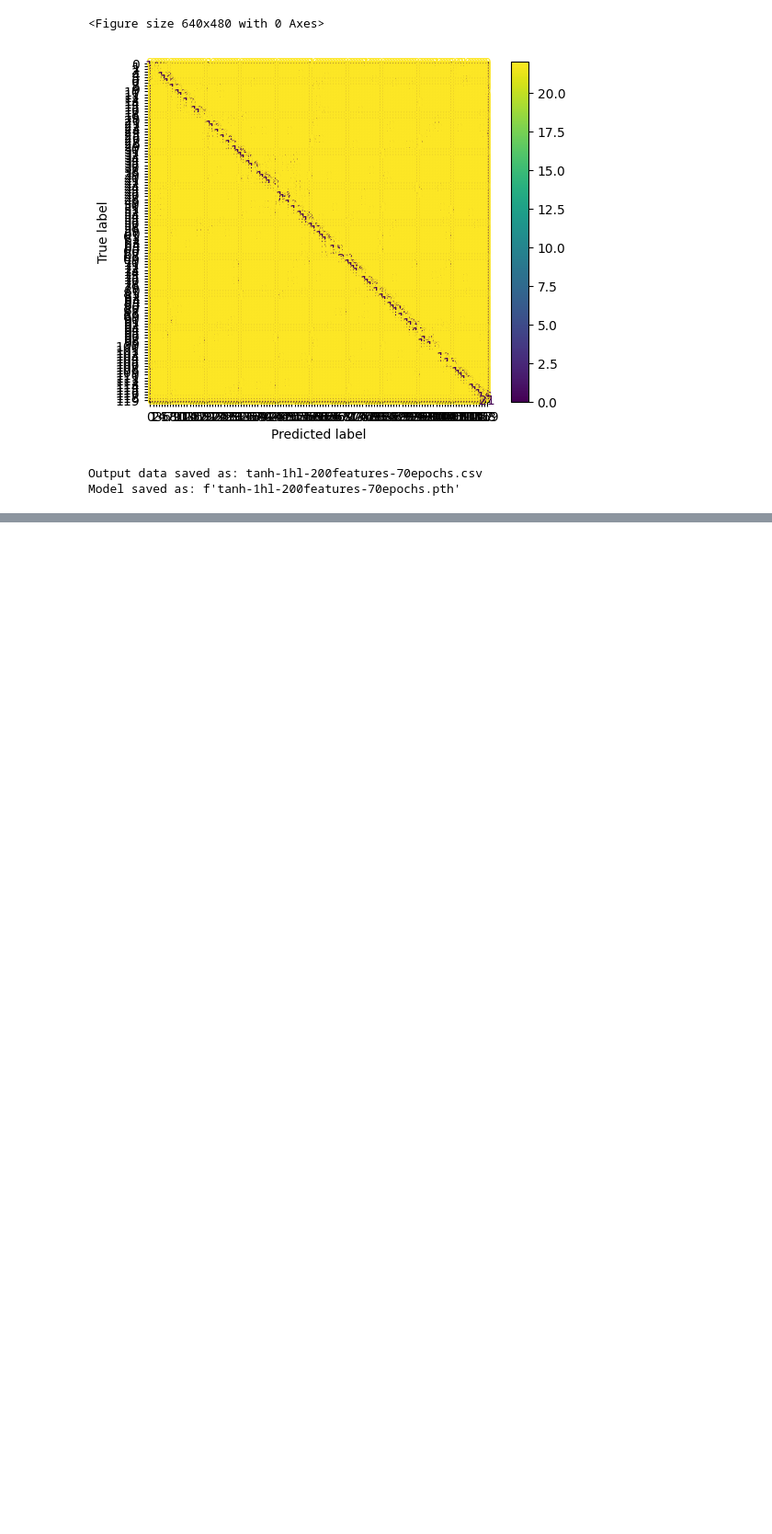
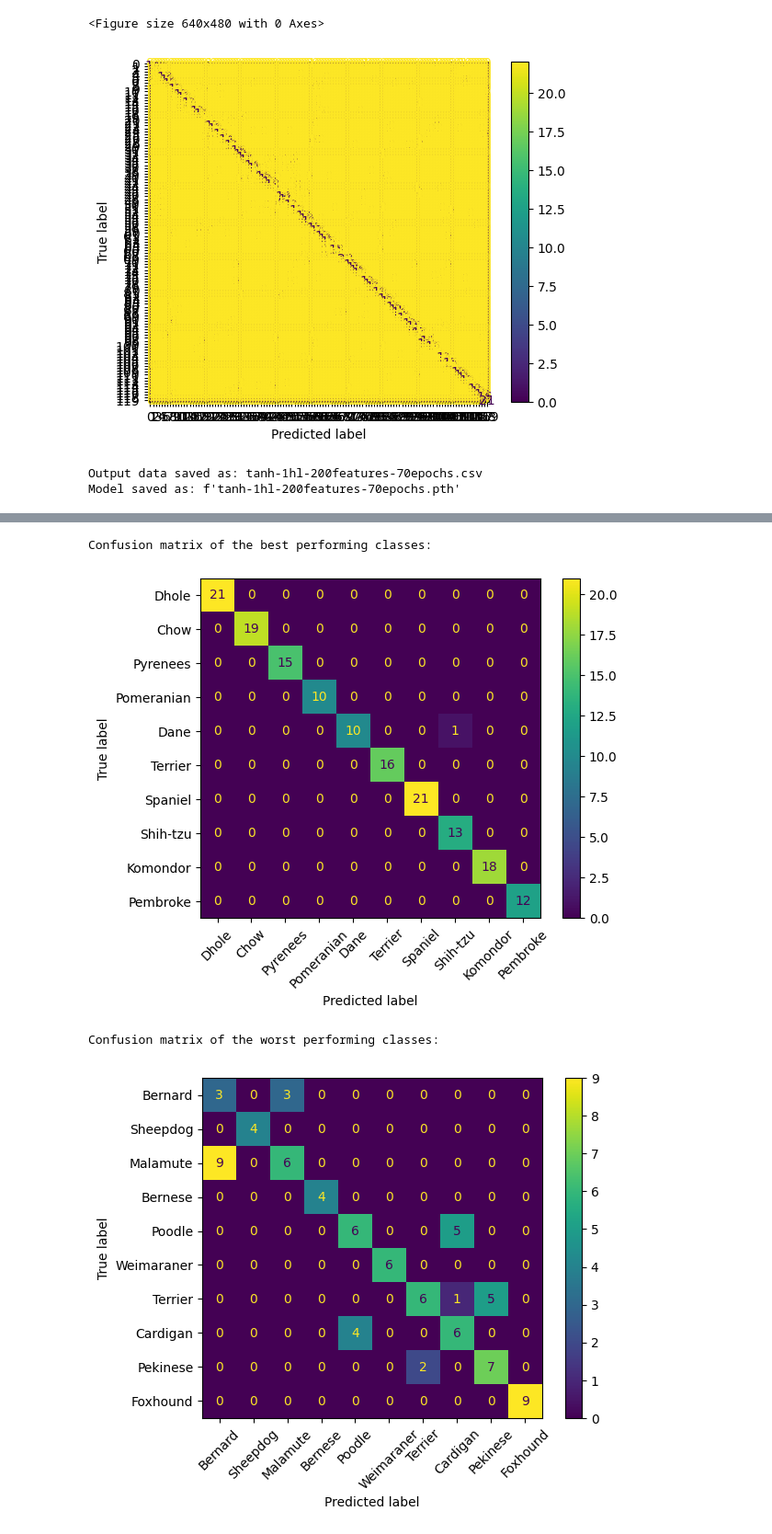
Before and after one commit to realtomkwok/info911-project, a Jupyter notebook: mlp.ipynb, the cells around one changed output, grey strips where cells are left out. Shown at 92% size. Cells and saved outputs as stored; diff of their text form; code cells hidden in the pictures; blank space fills up the shorter version.

Commit message:
Extract the best/worst dog breeds

```diff
--- a/mlp.ipynb
+++ b/mlp.ipynb
@@ -738,11 +723,10 @@ def plot_learning_curve(loss_values, val_loss_values, model_name):
     plt.savefig(f"output/{model_name}/lc-{model_name}.pdf")
     plt.show()
 
-def plot_confusion_matrix(cm):
-    plt.clf()
-    disp = ConfusionMatrixDisplay(confusion_matrix=cm)
-    disp.plot()
-    plt.savefig(f"output/cm-{model_name}.pdf")
+def plot_confusion_matrix(cm, class_names, file_name):
+    disp = ConfusionMatrixDisplay(confusion_matrix=cm, display_labels=class_names)
+    disp.plot(xticks_rotation=45)
+    plt.savefig(f"output/{file_name}.pdf")
     plt.show()
 # %% [markdown]
 # Train the model
@@ -1018,0 +1045,24 @@ Model saved as: f'tanh-1hl-200features-70epochs.pth'
+# %%
+# Getting 120 names of dog breeds from OG dataset
+
+model_name = 'tanh-1hl-200features-50epochs'
+
+df_targets = pd.read_csv('dataset/targets_by_breeds.csv', header=None, names=['target', 'breed'])
+
+def extract_main_breed(breed_name):
+    parts = breed_name.split('_')
+    if parts and parts[-1].lower() != 'dog':
+        return parts[-1]
+    elif parts[-1].lower() == 'dog':
+        return parts[0]
+    else:
+        return breed_name.apply(lambda x: ' '.join(word.capitalize() for word in x.split('_')))
+
+df_targets['main_breed'] = df_targets['breed'].apply(extract_main_breed)
+df_targets['breed'] = df_targets['breed'].apply(lambda x: ' '.join(word.capitalize() for word in x.split('_')))
+df_targets['main_breed'] = df_targets['main_breed'].apply(lambda x: x.capitalize())
+
+# Set the target as the index
+df_targets.set_index('target', inplace=True)
+
+df_targets
@@ -1018,0 +1247,17 @@ Model saved as: f'tanh-1hl-200features-70epochs.pth'
+# %%
+best_classes_cm = cm[best_classes][:, best_classes]
+worst_classes_cm = cm[worst_classes][:, worst_classes]
+
+ls_best_classes = df_best_classes['main_breed'].values
+ls_worst_classes = df_worst_classes['main_breed'].values
+
+# Print the confusion matrix of the best and worst performing classes
+print("Confusion matrix of the best performing classes:")
+plot_confusion_matrix(best_classes_cm, ls_best_classes, f'{model_name}/cm-best_classes')
+print("Confusion matrix of the worst performing classes:")
+plot_confusion_matrix(worst_classes_cm, ls_worst_classes, f'{model_name}/cm-worst_classes')
+# %% [output]
+Confusion matrix of the best performing classes:
+[figure, added]
+Confusion matrix of the worst performing classes:
+[figure, added]
```
Also changed, not shown: parts of 31 cells of this notebook, 21 other files.
